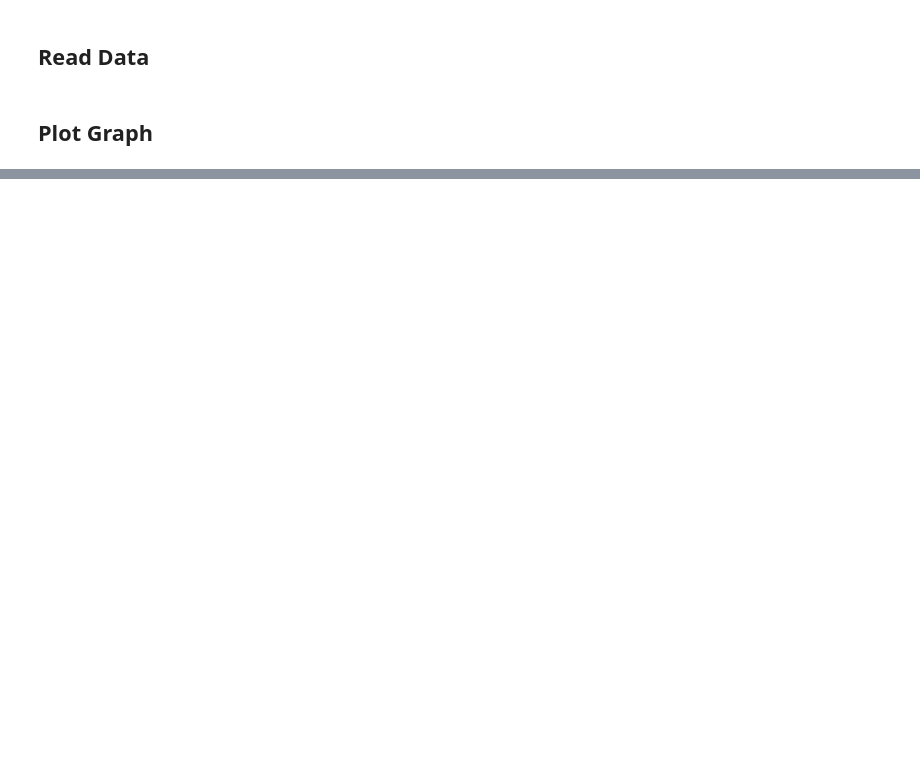
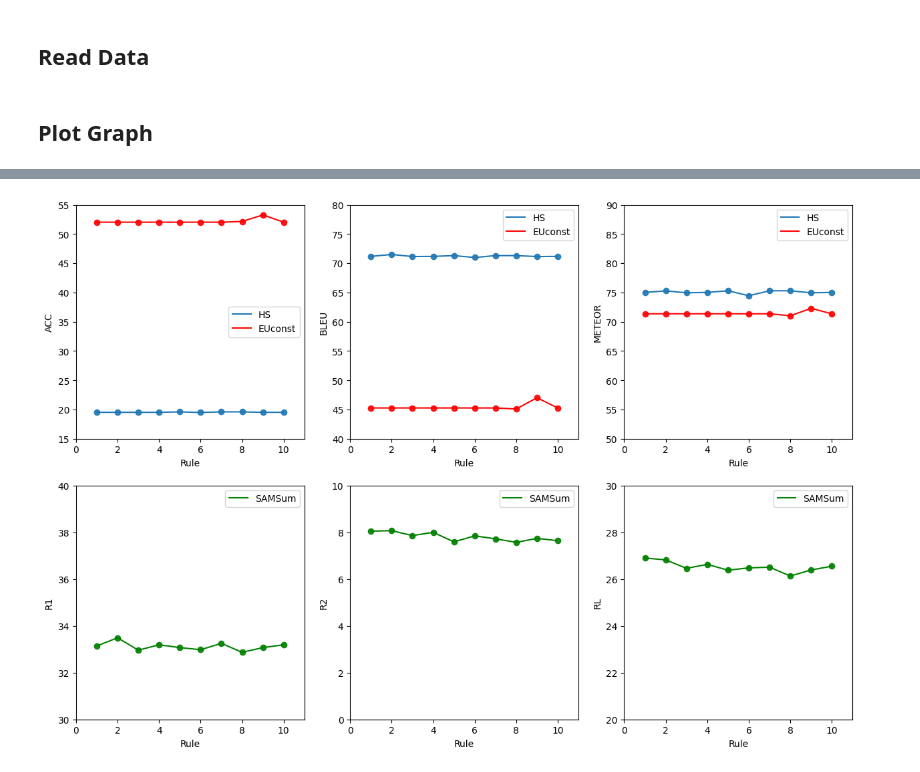
Before and after one commit to chinesebear/fuzzys2s, a Jupyter notebook: doc/fuzzy_tokenizer_rule.ipynb, the cells around one changed output, grey strips where cells are left out. Drawn from its saved outputs; the diff is of its cells as text; code cells hidden in the pictures; blank space fills up the shorter version.

```diff
--- a/doc/fuzzy_tokenizer_rule.ipynb
+++ b/doc/fuzzy_tokenizer_rule.ipynb
@@ -186,2 +36,82 @@ hs_data = read_hearthstone_data(tokenizer, hs_vocab)
 # %% [markdown]
 ## Plot Graph
+# %%
+from matplotlib import pyplot as plt
+import numpy as np
+
+rule_data = np.arange(1, 11, 1)
+hs_data = np.array(hs_data)
+euconst_data = np.array(euconst_data)
+samsum_data = np.array(samsum_data)
+
+f, axes = plt.subplots(2, 3, figsize=(15,10))
+
+sub_graph = axes[0][0]
+sub_graph.plot(rule_data, hs_data[:, 0], label='HS')
+sub_graph.scatter(rule_data, hs_data[:, 0], alpha=.9)
+sub_graph.plot(rule_data, euconst_data[:, 0], label='EUconst', color='r')
+sub_graph.scatter(rule_data, euconst_data[:, 0], alpha=.9, color='r')
+# sub_graph.set_title("HS(FuzzyS2S-T)")
+sub_graph.set_xlabel("Rule")
+sub_graph.set_ylabel("ACC")
+sub_graph.set_xlim(0,11)
+sub_graph.set_ylim(15,55)
+sub_graph.legend()
+
+sub_graph = axes[0][1]
+sub_graph.plot(rule_data, hs_data[:, 1], label='HS')
+sub_graph.scatter(rule_data, hs_data[:, 1], alpha=.9)
+sub_graph.plot(rule_data, euconst_data[:, 1], label='EUconst', color='r')
+sub_graph.scatter(rule_data, euconst_data[:, 1], alpha=.9, color='r')
+# sub_graph.set_title("HS(FuzzyS2S-T)")
+sub_graph.set_xlabel("Rule")
+sub_graph.set_ylabel("BLEU")
+sub_graph.set_xlim(0,11)
+sub_graph.set_ylim(40,80)
+sub_graph.legend()
+
+sub_graph = axes[0][2]
+sub_graph.plot(rule_data, hs_data[:, 2], label='HS')
+sub_graph.scatter(rule_data, hs_data[:, 2], alpha=.9)
+sub_graph.plot(rule_data, euconst_data[:, 2], label='EUconst', color='r')
+sub_graph.scatter(rule_data, euconst_data[:, 2], alpha=.9, color='r')
+# sub_graph.set_title("SamSum(FuzzyS2S-T)")
+sub_graph.set_xlabel("Rule")
+sub_graph.set_ylabel("METEOR")
+sub_graph.set_xlim(0,11)
+sub_graph.set_ylim(50,90)
+sub_graph.legend()
+
+sub_graph = axes[1][0]
+data = samsum_data
+sub_graph.plot(rule_data, data[:, 0], label='SAMSum',color='g')
+sub_graph.scatter(rule_data, data[:, 0], alpha=.9, color='g')
+# sub_graph.set_title("EUconst(FuzzyS2S-T)")
+sub_graph.set_xlabel("Rule")
+sub_graph.set_ylabel("R1")
+sub_graph.set_xlim(0,11)
+sub_graph.set_ylim(30,40)
+sub_graph.legend()
+
+sub_graph = axes[1][1]
+data = samsum_data
+sub_graph.plot(rule_data, data[:, 1], label='SAMSum',color='g')
+sub_graph.scatter(rule_data, data[:, 1], alpha=.9, color='g')
+# sub_graph.set_title("HS(FuzzyS2S-T)")
+sub_graph.set_xlabel("Rule")
+sub_graph.set_ylabel("R2")
+sub_graph.set_xlim(0,11)
+sub_graph.set_ylim(0,10)
+sub_graph.legend()
+
+sub_graph = axes[1][2]
+data = samsum_data
+sub_graph.plot(rule_data, data[:, 2], label='SAMSum',color='g')
+sub_graph.scatter(rule_data, data[:, 2], alpha=.9, color='g')
+# sub_graph.set_title("SamSum(FuzzyS2S-T)")
+sub_graph.set_xlabel("Rule")
+sub_graph.set_ylabel("RL")
+sub_graph.set_xlim(0,11)
+sub_graph.set_ylim(20,30)
+sub_graph.legend()
+# %% [output]
@@ -187,0 +119 @@ hs_data = read_hearthstone_data(tokenizer, hs_vocab)
+[figure, added]
```
Also changed, not shown: parts of 3 cells of this notebook, 4 other files.
